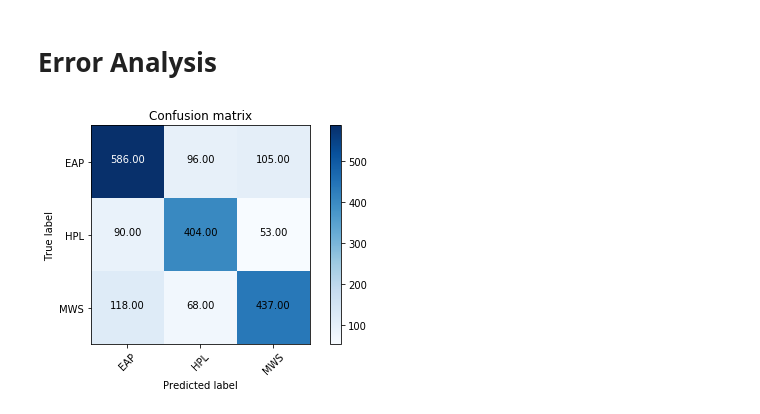
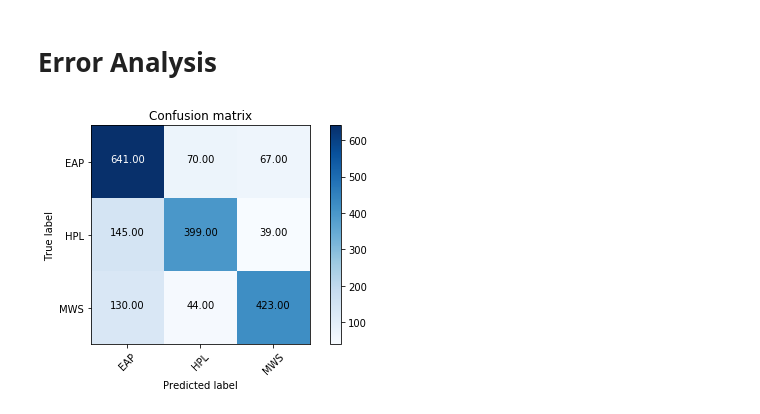
Before and after one commit to happythenewsad/cis545project, a Jupyter notebook: main.ipynb, the cells around one changed output. Saved outputs shown, nothing was run; the diff lists cells and outputs as text; code cells hidden in the pictures.

```diff
--- a/main.ipynb
+++ b/main.ipynb
@@ -466,0 +476,2 @@ def train_n_run(X_train, Y_train, X_val, Y_val, X_test, Y_test):
+# %%
+train_n_run(train_text_feats_df, Y_train, val_text_feats_df, Y_val, test_text_feats_df, Y_test)
@@ -499,15 +555,16 @@ def nn_mdl_simple():
+# %%
+# hot reloads module
+from importlib import reload
+import Eval
+Eval = reload(Eval)
+from Eval import Eval
 # %%
-#all
-# pipeline = { \
-#     'train': [train_gram_seq_df, train_text_feats_df, train_gensim_df],
-#     'val': [val_gram_seq_df, val_text_feats_df, val_gensim_df],
-#     'test': [test_gram_seq_df, test_text_feats_df, test_gensim_df]}
 
-# X = {}
-# X['train'] = pd.read_pickle('data/train_all.pickle').values
-# X['val'] = pd.read_pickle('data/val_all.pickle').values
-# X['test'] = pd.read_pickle('data/test_all.pickle').values
-#X = assemble_data(pipeline)
+pipeline1 = { \
+    'train': [train_gram_seq_df, train_text_feats_df, train_gensim_df],
+    'val': [val_gram_seq_df, val_text_feats_df, val_gensim_df],
+    'test': [test_gram_seq_df, test_text_feats_df, test_gensim_df]}
+
 
 #no seq
 pipeline2 = { \
@@ -532,23 +589,8 @@ pipeline4 = { \
 for pipeline in [pipeline2]:
     X = assemble_data(pipeline)
 
-    model = nn_mdl_simple()
-    model.fit(X['train'], Y_train_nn, epochs=20, batch_size=32)
+    model = nn_mdl_2()
+    model.fit(X['train'], Y_train_nn, epochs=10, batch_size=32)
     numerical_preds = model.predict(X['val'], verbose=2 )
     Eval.nn_accuracy(encoder.classes_, numerical_preds, Y_val)
-
-    model = nn_mdl_simple()
-    model.fit(X['train'], Y_train_nn, epochs=40, batch_size=32)
-    numerical_preds = model.predict(X['val'], verbose=2 )
-    Eval.nn_accuracy(encoder.classes_, numerical_preds, Y_val)
-
-    model = nn_mdl_simple()
-    model.fit(X['train'], Y_train_nn, epochs=80, batch_size=32)
-    numerical_preds = model.predict(X['val'], verbose=2 )
-    Eval.nn_accuracy(encoder.classes_, numerical_preds, Y_val)
-
-    model = nn_mdl_simple()
-    model.fit(X['train'], Y_train_nn, epochs=160, batch_size=32)
-    numerical_preds = model.predict(X['val'], verbose=2 )
-    Eval.nn_accuracy(encoder.classes_, numerical_preds, Y_val)
 # %% [output]
@@ -597,41 +636,41 @@ import matplotlib.pyplot as plt
 import itertools
 
 preds = format_nn_preds(encoder.classes_, numerical_preds)
-conf_mat = confusion_matrix(Y_test, preds)
+conf_mat = confusion_matrix(Y_val, preds)
 
 
 # NOTE: this function taken from:
 # http://scikit-learn.org/stable/auto_examples/model_selection/plot_confusion_matrix.html#sphx-glr-auto-examples-model-selection-plot-confusion-matrix-py
 def plot_confusion_matrix(cm, classes,
                           title='Confusion matrix',
                           cmap=plt.cm.Blues):
 
     plt.imshow(cm, interpolation='nearest', cmap=cmap)
     plt.title(title)
     plt.colorbar()
     tick_marks = np.arange(len(classes))
     plt.xticks(tick_marks, classes, rotation=45)
     plt.yticks(tick_marks, classes)
 
     fmt = '.2f'
     thresh = 500
     for i, j in itertools.product(range(cm.shape[0]), range(cm.shape[1])):
         plt.text(j, i, format(cm[i, j], fmt),
                  horizontalalignment="center",
                  color="white" if cm[i, j] > thresh else "black")
 
     plt.tight_layout()
     plt.ylabel('True label')
     plt.xlabel('Predicted label')
 
 
 plt.figure()
 
 plot_confusion_matrix(conf_mat, classes=encoder.classes_,
                       title="Confusion matrix")
 plt.show()
 # %% [output]
-[figure, old version]
+[figure, new version]
 # %%
 # ANALYSIS: NN confusse MWS with EAP more than other combos
 
```
Also changed, not shown: parts of 25 cells of this notebook.
